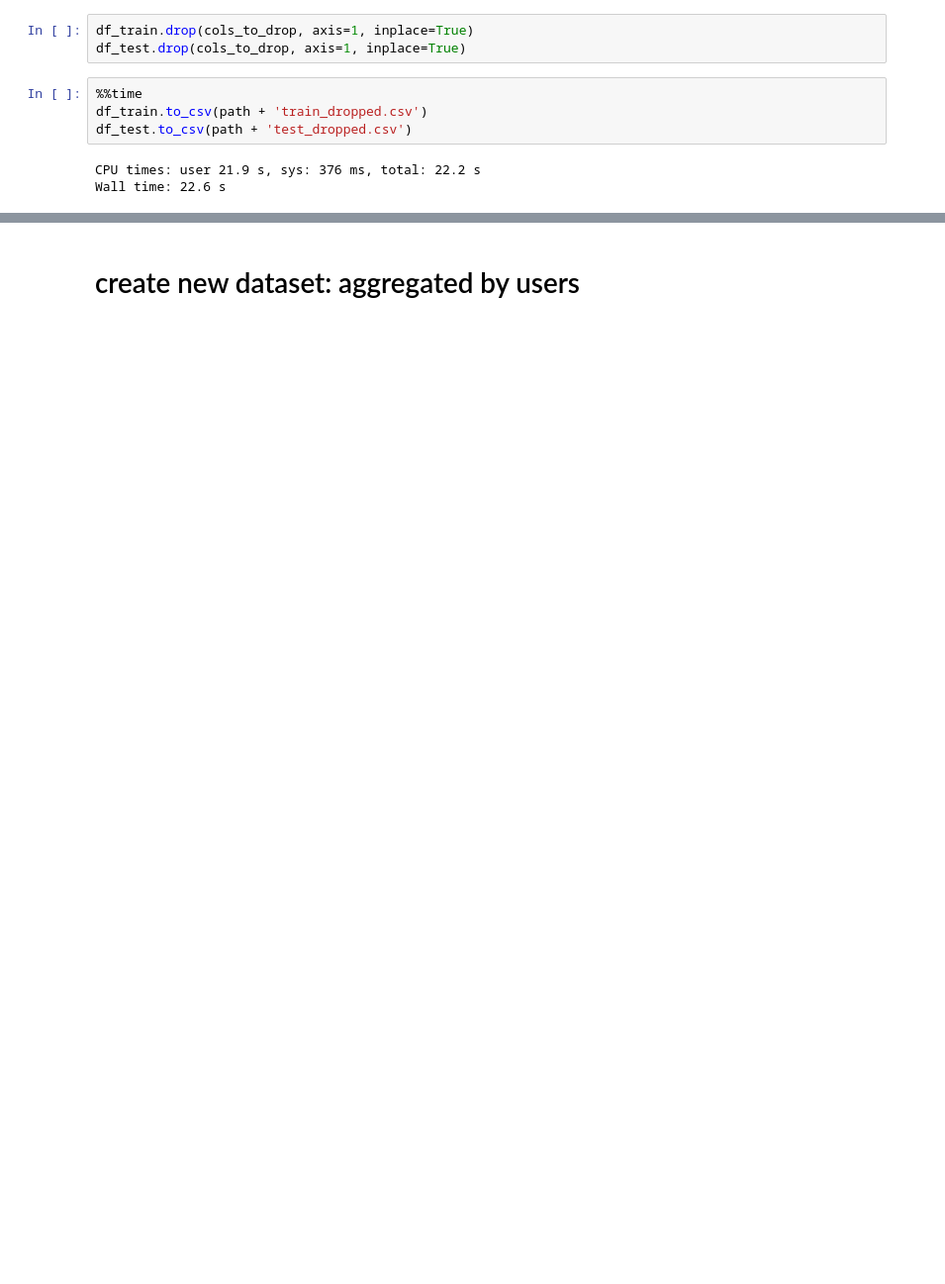
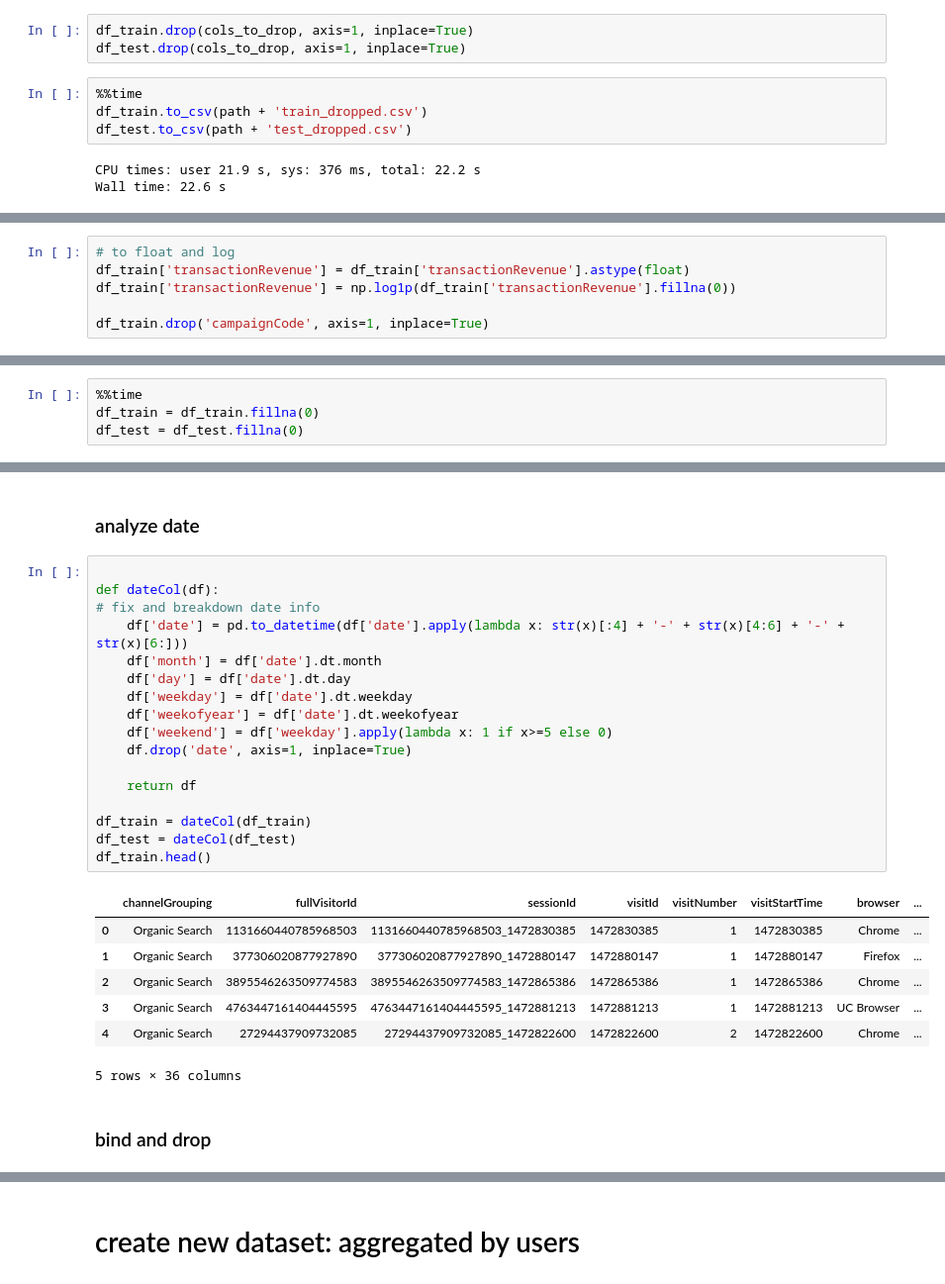
Before and after one commit to kyokicchi/ggl_an_codes, a Jupyter notebook: ggl_analytics.ipynb, the cells around one changed output, grey strips where cells are left out. Shown at 99% size. Cells and saved outputs as stored; diff of their text form; blank space fills up the shorter version.

```diff
--- a/ggl_analytics.ipynb
+++ b/ggl_analytics.ipynb
@@ -113,0 +120,6 @@ df_test = pd.read_csv(path +'test_dropped.csv', index_col = 0, dtype={'fullVisit
+# %%
+# to float and log
+df_train['transactionRevenue'] = df_train['transactionRevenue'].astype(float)
+df_train['transactionRevenue'] = np.log1p(df_train['transactionRevenue'].fillna(0))
+
+df_train.drop('campaignCode', axis=1, inplace=True)
@@ -113,0 +128,4 @@ df_test = pd.read_csv(path +'test_dropped.csv', index_col = 0, dtype={'fullVisit
+# %%
+%%time
+df_train = df_train.fillna(0)
+df_test = df_test.fillna(0)
@@ -113,0 +151,29 @@ df_test = pd.read_csv(path +'test_dropped.csv', index_col = 0, dtype={'fullVisit
+# %% [markdown]
+### analyze date
+# %%
+
+def dateCol(df):
+# fix and breakdown date info
+    df['date'] = pd.to_datetime(df['date'].apply(lambda x: str(x)[:4] + '-' + str(x)[4:6] + '-' + str(x)[6:]))
+    df['month'] = df['date'].dt.month
+    df['day'] = df['date'].dt.day
+    df['weekday'] = df['date'].dt.weekday
+    df['weekofyear'] = df['date'].dt.weekofyear
+    df['weekend'] = df['weekday'].apply(lambda x: 1 if x>=5 else 0)
+    df.drop('date', axis=1, inplace=True)
+
+    return df
+
+df_train = dateCol(df_train)
+df_test = dateCol(df_test)
+df_train.head()
+# %% [output]
+|  | channelGrouping | fullVisitorId | sessionId | visitId | visitNumber | visitStartTime | browser | ... |
+| 0 | Organic Search | 1131660440785968503 | 1131660440785968503_1472830385 | 1472830385 | 1 | 1472830385 | Chrome | ... |
+| 1 | Organic Search | 377306020877927890 | 377306020877927890_1472880147 | 1472880147 | 1 | 1472880147 | Firefox | ... |
+| 2 | Organic Search | 3895546263509774583 | 3895546263509774583_1472865386 | 1472865386 | 1 | 1472865386 | Chrome | ... |
+| 3 | Organic Search | 4763447161404445595 | 4763447161404445595_1472881213 | 1472881213 | 1 | 1472881213 | UC Browser | ... |
+| 4 | Organic Search | 27294437909732085 | 27294437909732085_1472822600 | 1472822600 | 2 | 1472822600 | Chrome | ... |
+5 rows × 36 columns
+# %% [markdown]
+### bind and drop
```
Also changed, not shown: parts of 28 cells of this notebook.
